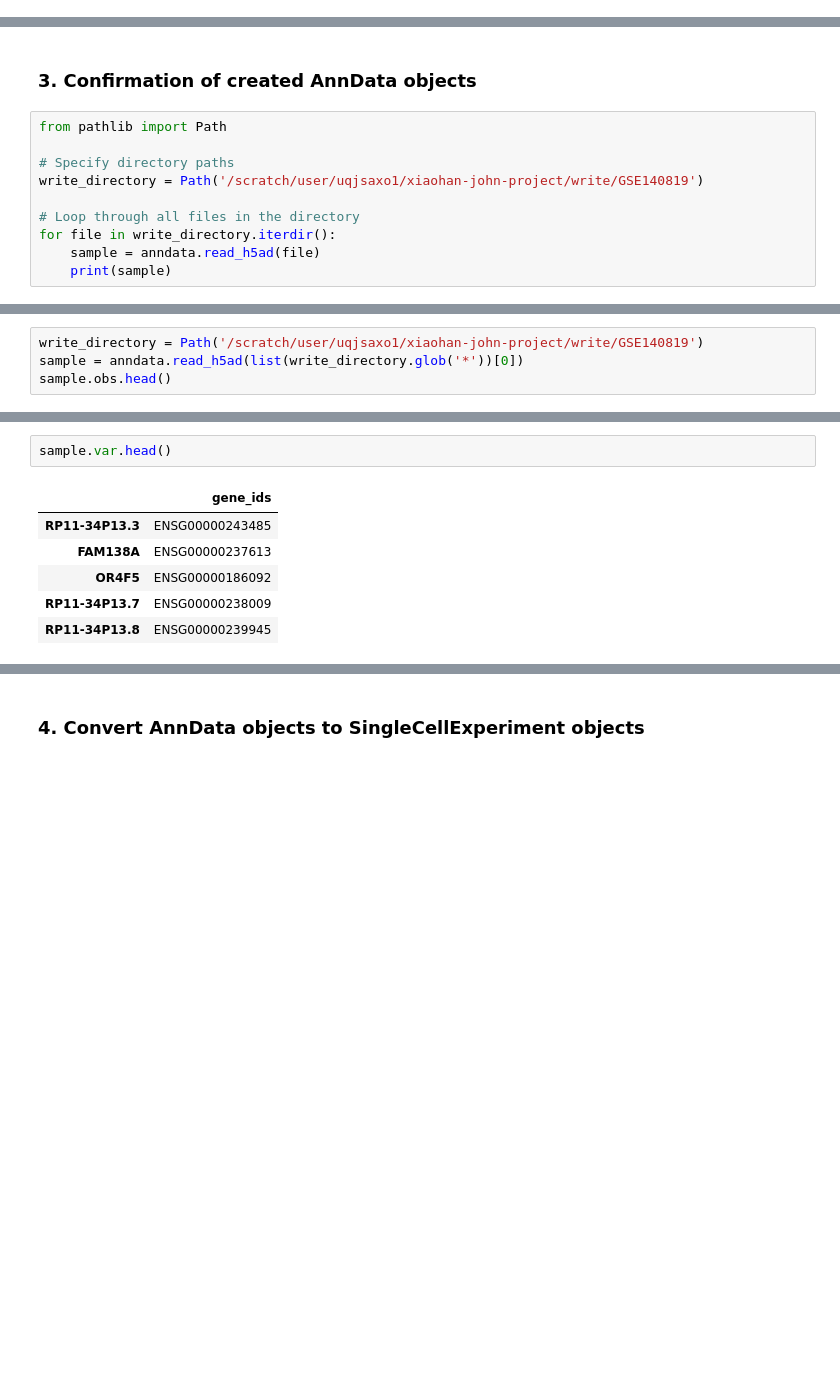
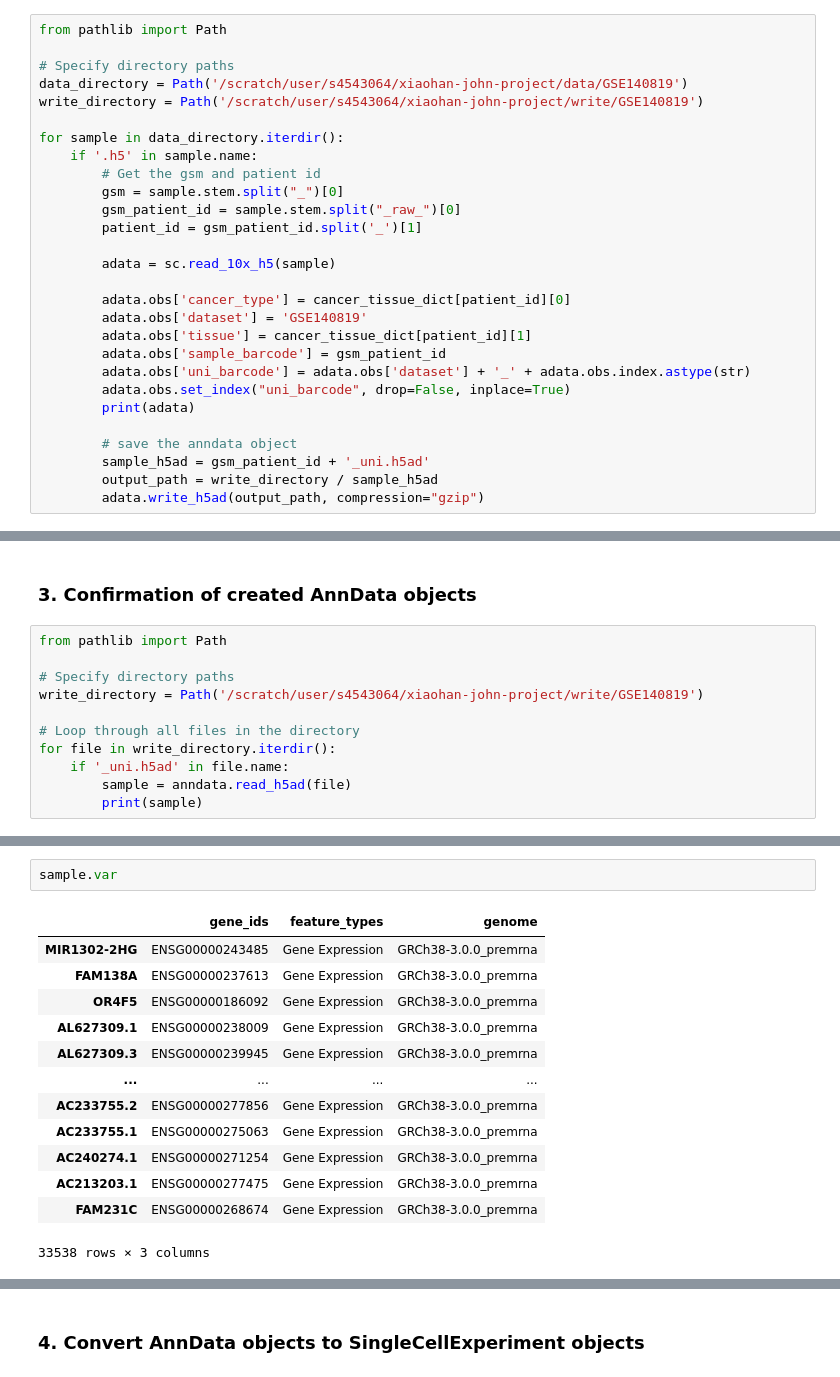
Before and after one commit to tuonglab/pan-paedcancer-scrnaseq, a Jupyter notebook: notebooks/GSE140819.ipynb, the cells around one changed output, grey strips where cells are left out. Drawn from its saved outputs; the diff is of its cells as text; blank space fills up the shorter version.

```diff
--- a/notebooks/GSE140819.ipynb
+++ b/notebooks/GSE140819.ipynb
@@ -171,0 +114,28 @@ AnnData object with n_obs × n_vars = 6794880 × 33538
+# %%
+from pathlib import Path
+
+# Specify directory paths
+data_directory = Path('/scratch/user/s4543064/xiaohan-john-project/data/GSE140819')
+write_directory = Path('/scratch/user/s4543064/xiaohan-john-project/write/GSE140819')
+
+for sample in data_directory.iterdir():
+    if '.h5' in sample.name:
+        # Get the gsm and patient id
+        gsm = sample.stem.split("_")[0]
+        gsm_patient_id = sample.stem.split("_raw_")[0]
+        patient_id = gsm_patient_id.split('_')[1]
+
+        adata = sc.read_10x_h5(sample)
+
+        adata.obs['cancer_type'] = cancer_tissue_dict[patient_id][0]
+        adata.obs['dataset'] = 'GSE140819'
+        adata.obs['tissue'] = cancer_tissue_dict[patient_id][1]
+        adata.obs['sample_barcode'] = gsm_patient_id
+        adata.obs['uni_barcode'] = adata.obs['dataset'] + '_' + adata.obs.index.astype(str)
+        adata.obs.set_index("uni_barcode", drop=False, inplace=True)
+        print(adata)
+
+        # save the anndata object
+        sample_h5ad = gsm_patient_id + '_uni.h5ad'
+        output_path = write_directory / sample_h5ad
+        adata.write_h5ad(output_path, compression="gzip")
@@ -175,12 +185,13 @@ AnnData object with n_obs × n_vars = 6794880 × 33538
 from pathlib import Path
 
 # Specify directory paths
-write_directory = Path('/scratch/user/uqjsaxo1/xiaohan-john-project/write/GSE140819')
+write_directory = Path('/scratch/user/s4543064/xiaohan-john-project/write/GSE140819')
 
 # Loop through all files in the directory
 for file in write_directory.iterdir():
-    sample = anndata.read_h5ad(file)
-    print(sample)
+    if '_uni.h5ad' in file.name:
+        sample = anndata.read_h5ad(file)
+        print(sample)
 # %% [output]
 AnnData object with n_obs × n_vars = 737280 × 33694
     obs: 'cancer_type', 'dataset', 'tissue', 'sample_barcode', 'uni_barcode'
@@ -206,4 +232,0 @@ AnnData object with n_obs × n_vars = 737280 × 33694
-# %%
-write_directory = Path('/scratch/user/uqjsaxo1/xiaohan-john-project/write/GSE140819')
-sample = anndata.read_h5ad(list(write_directory.glob('*'))[0])
-sample.obs.head()
@@ -218,9 +233,16 @@ sample.obs.head()
 # %%
-sample.var.head()
+sample.var
 # %% [output]
-|  | gene_ids |
-| RP11-34P13.3 | ENSG00000243485 |
-| FAM138A | ENSG00000237613 |
-| OR4F5 | ENSG00000186092 |
-| RP11-34P13.7 | ENSG00000238009 |
-| RP11-34P13.8 | ENSG00000239945 |
+|  | gene_ids | feature_types | genome |
+| MIR1302-2HG | ENSG00000243485 | Gene Expression | GRCh38-3.0.0_premrna |
+| FAM138A | ENSG00000237613 | Gene Expression | GRCh38-3.0.0_premrna |
+| OR4F5 | ENSG00000186092 | Gene Expression | GRCh38-3.0.0_premrna |
+| AL627309.1 | ENSG00000238009 | Gene Expression | GRCh38-3.0.0_premrna |
+| AL627309.3 | ENSG00000239945 | Gene Expression | GRCh38-3.0.0_premrna |
+| ... | ... | ... | ... |
+| AC233755.2 | ENSG00000277856 | Gene Expression | GRCh38-3.0.0_premrna |
+| AC233755.1 | ENSG00000275063 | Gene Expression | GRCh38-3.0.0_premrna |
+| AC240274.1 | ENSG00000271254 | Gene Expression | GRCh38-3.0.0_premrna |
+| AC213203.1 | ENSG00000277475 | Gene Expression | GRCh38-3.0.0_premrna |
+| FAM231C | ENSG00000268674 | Gene Expression | GRCh38-3.0.0_premrna |
+33538 rows × 3 columns
```
Also changed, not shown: parts of 12 cells of this notebook.
